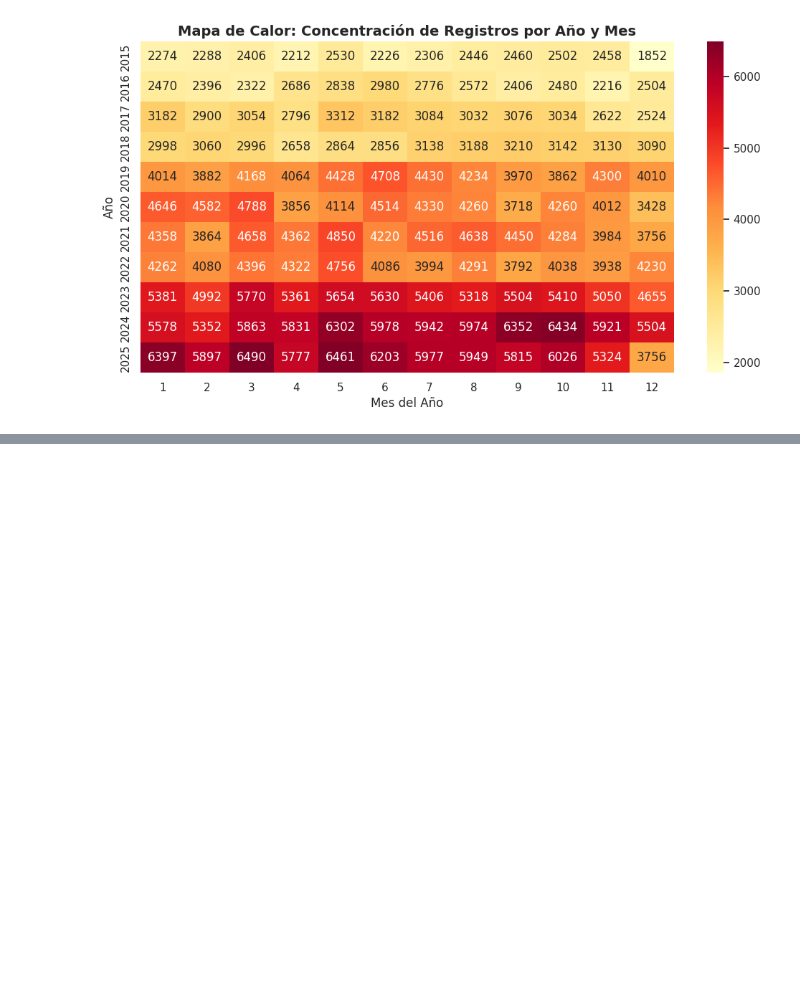
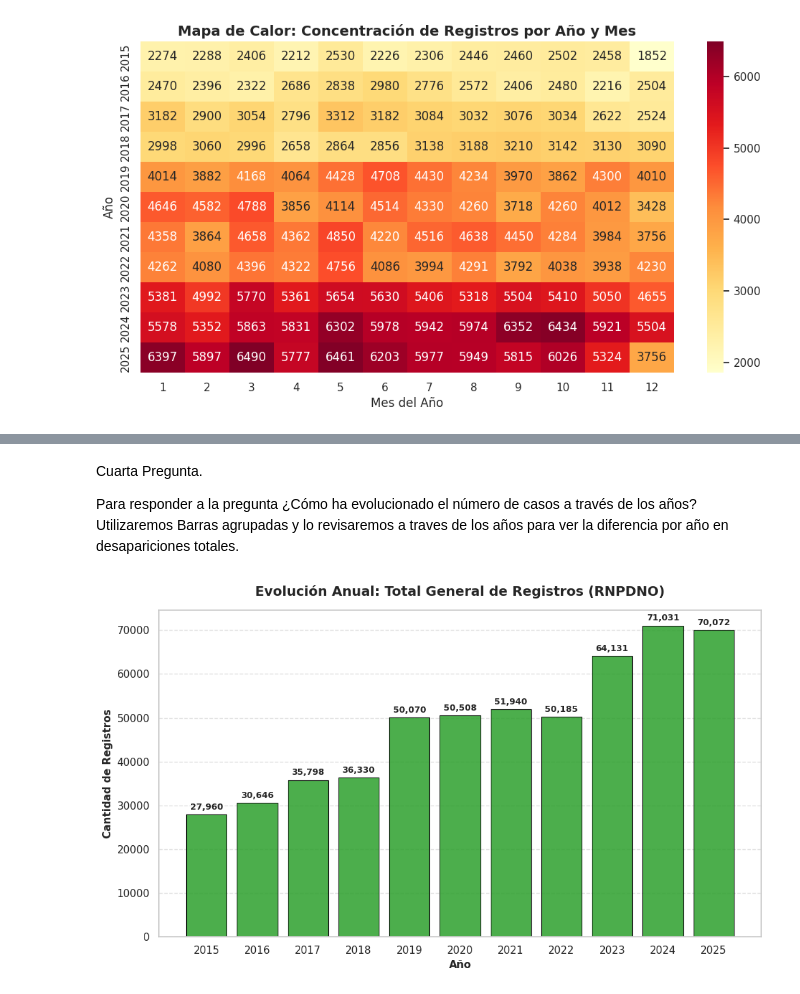
Before and after one commit to JuCaRiCo/202602-AnaliticaDescriptivaPredictiva, a Jupyter notebook: ProyectoFinal.ipynb, the cells around one changed output, grey strips where cells are left out. Saved outputs shown, nothing was run; the diff lists cells and outputs as text; code cells hidden in the pictures; blank space fills up the shorter version.

```diff
--- a/ProyectoFinal.ipynb
+++ b/ProyectoFinal.ipynb
@@ -234,0 +296,41 @@ De acuerdo con la distribucion mensual de registros (2015-2025) tenemos que:
+# %% [markdown]
+Cuarta Pregunta.
+
+Para responder a la pregunta ¿Cómo ha evolucionado el número de casos a través de los años? Utilizaremos Barras agrupadas y lo revisaremos a traves de los años para ver la diferencia por año en desapariciones totales.
+# %%
+fig, ax = plt.subplots(figsize=(10, 6))
+
+# Gráfico de barras para la columna 'total'
+bars = ax.bar(
+    df_year['year'],
+    df_year['total'],
+    color='#2ca02c',
+    edgecolor='black',
+    linewidth=0.8,
+    alpha=0.85,
+)
+
+# Títulos y etiquetas
+ax.set_title(
+    'Evolución Anual: Total General de Registros (RNPDNO)',
+    fontsize=14,
+    fontweight='bold',
+    pad=15,
+)
+ax.set_xlabel('Año', fontsize=11, fontweight='bold')
+ax.set_ylabel('Cantidad de Registros', fontsize=11, fontweight='bold')
+
+# Asegurar que todos los años se muestren en el eje X como enteros
+ax.set_xticks(df_year['year'].unique())
+
+# Agregar etiquetas de valor sobre cada barra
+ax.bar_label(bars, fmt='{:,.0f}', padding=3, fontsize=9, fontweight='bold')
+
+# Ajustar cuadrícula vertical/horizontal
+ax.grid(True, axis='y', linestyle='--', alpha=0.6)
+ax.grid(False, axis='x')
+
+plt.tight_layout()
+plt.show()
+# %% [output]
+[figure, added]
```
Also changed, not shown: parts of 20 cells of this notebook.
